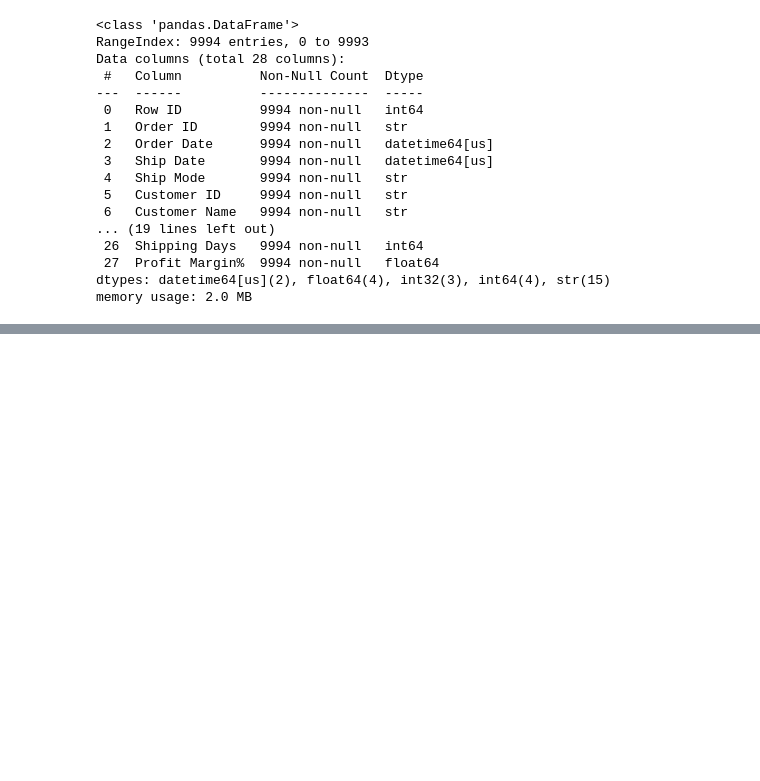
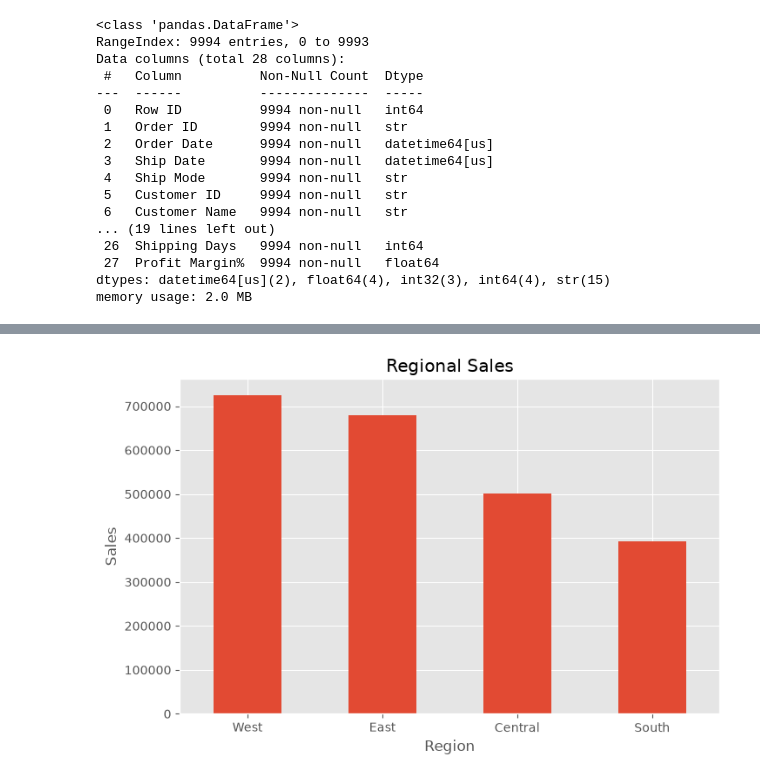
Before and after one commit to shreshhhh/Sales-Analytics, a Jupyter notebook: notebooks/sales_analysis.ipynb, the cells around one changed output, grey strips where cells are left out. Cells and saved outputs as stored; diff of their text form; code cells hidden in the pictures; blank space fills up the shorter version.

```diff
--- a/notebooks/sales_analysis.ipynb
+++ b/notebooks/sales_analysis.ipynb
@@ -205,0 +302,7 @@ sales.to_csv("../data/cleaned_superstore.csv" , index = "False")
+# %%
+region_sales = (
+    sales.groupby("Region")[["Sales" , "Profit"]]
+    .sum()
+    .sort_values("Sales" , ascending=False)
+)
+region_sales
@@ -205,0 +316,12 @@ sales.to_csv("../data/cleaned_superstore.csv" , index = "False")
+# %%
+region_sales["Sales"].plot(
+    kind= "bar" ,
+    figsize=(8,5)
+)
+plt.title("Regional Sales")
+plt.ylabel("Sales")
+plt.xticks(rotation = 0)
+
+plt.show()
+# %% [output]
+[figure, added]
```
Also changed, not shown: parts of 16 cells of this notebook.
